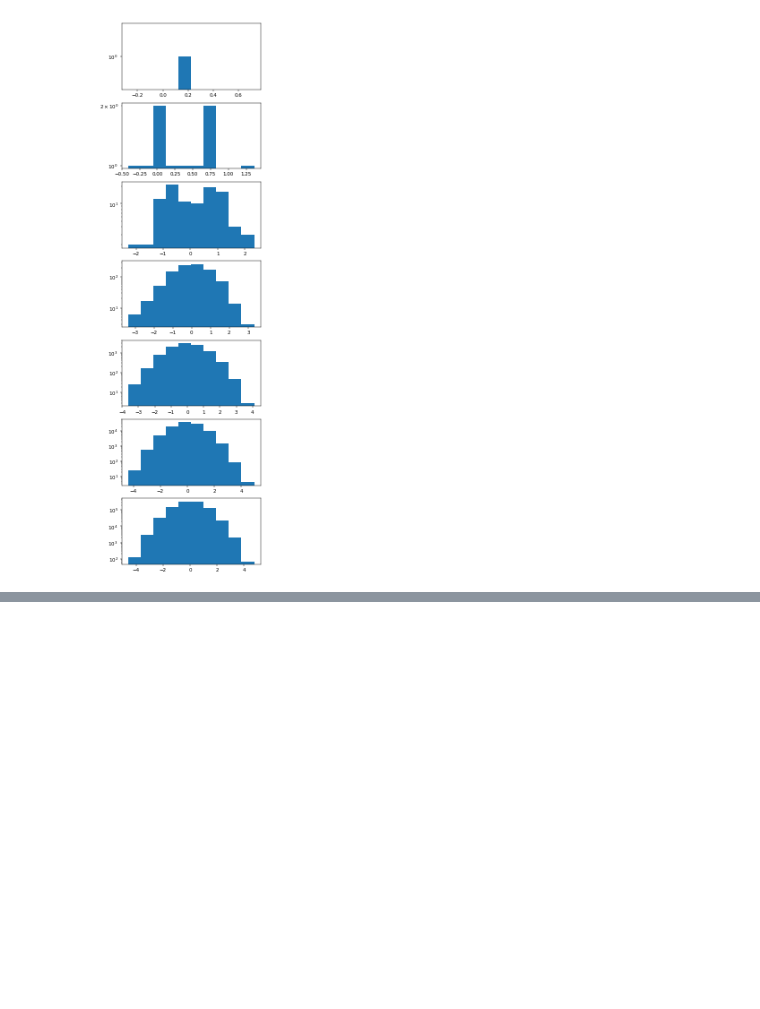
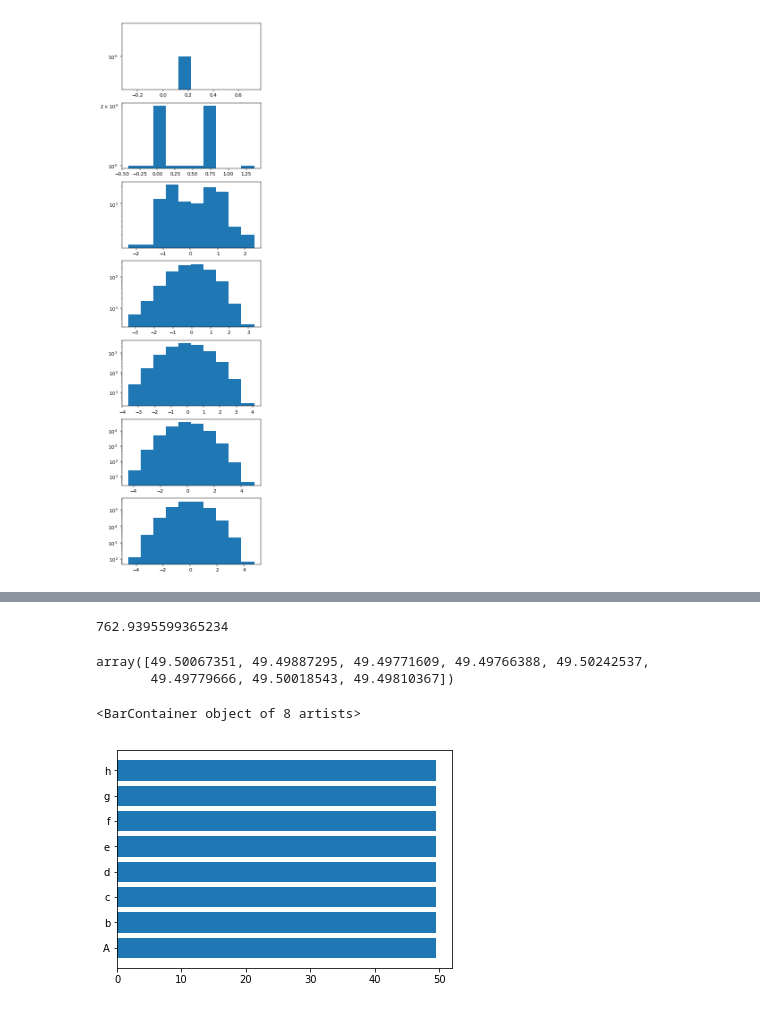
Before and after one commit to Manik9/Data-Visualizations, a Jupyter notebook: dataVisualizaition 1.ipynb, the cells around one changed output, grey strips where cells are left out. Saved outputs shown, nothing was run; the diff lists cells and outputs as text; code cells hidden in the pictures; blank space fills up the shorter version.

```diff
--- a/dataVisualizaition 1.ipynb
+++ b/dataVisualizaition 1.ipynb
@@ -51,0 +67,20 @@ ax[4].plot(x,x**100,'purple')
+# %%
+mm=np.random.randint(100,size=(8,100000000),dtype=np.uint8)
+# %%
+sys.getsizeof(mm)/1024**2 #in mb
+# %% [output]
+762.9395599365234
+# %%
+mm=np.mean(mm,axis=1)
+# %%
+mm
+# %% [output]
+array([49.50067351, 49.49887295, 49.49771609, 49.49766388, 49.50242537,
+       49.49779666, 49.50018543, 49.49810367])
+# %%
+fig,ax=plt.subplots()
+ax.barh(['A','b','c','d','e','f','g','h'],mm)
+ax.arrow(dx=1,dy=1)
+# %% [output]
+<BarContainer object of 8 artists>
+[figure, added]
```
Also changed, not shown: parts of 3 cells of this notebook.
